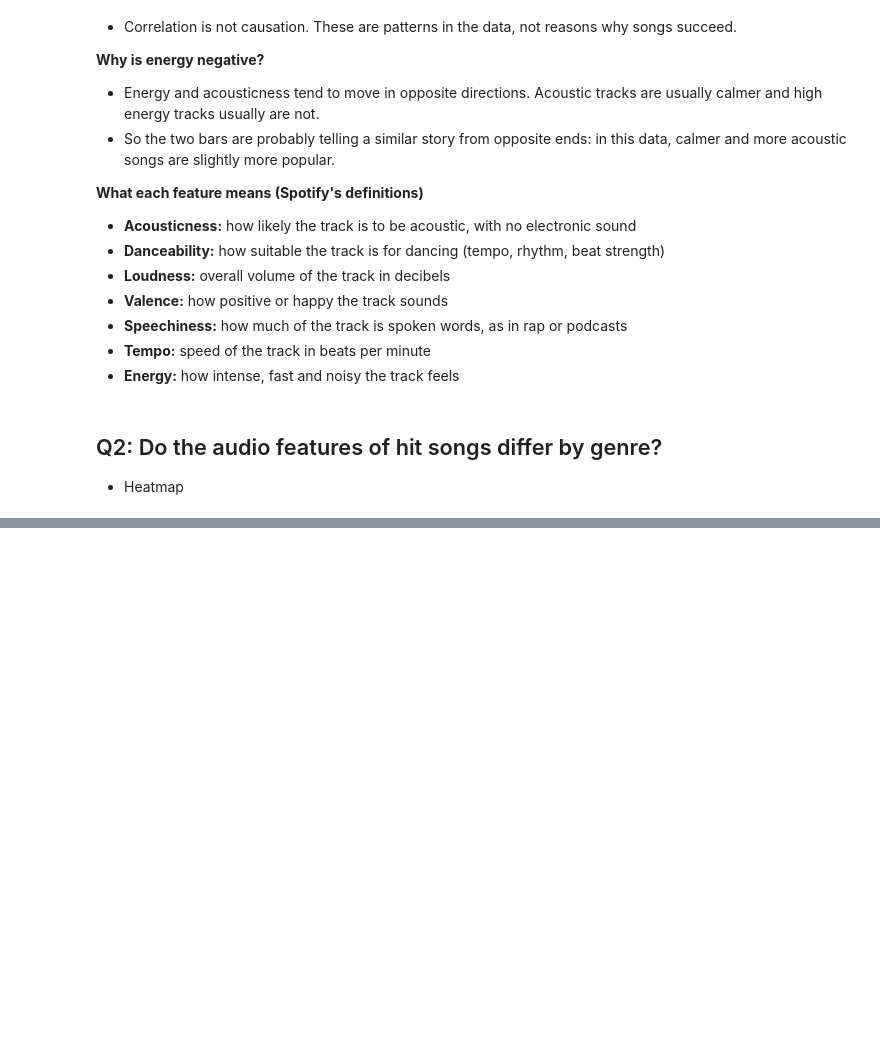
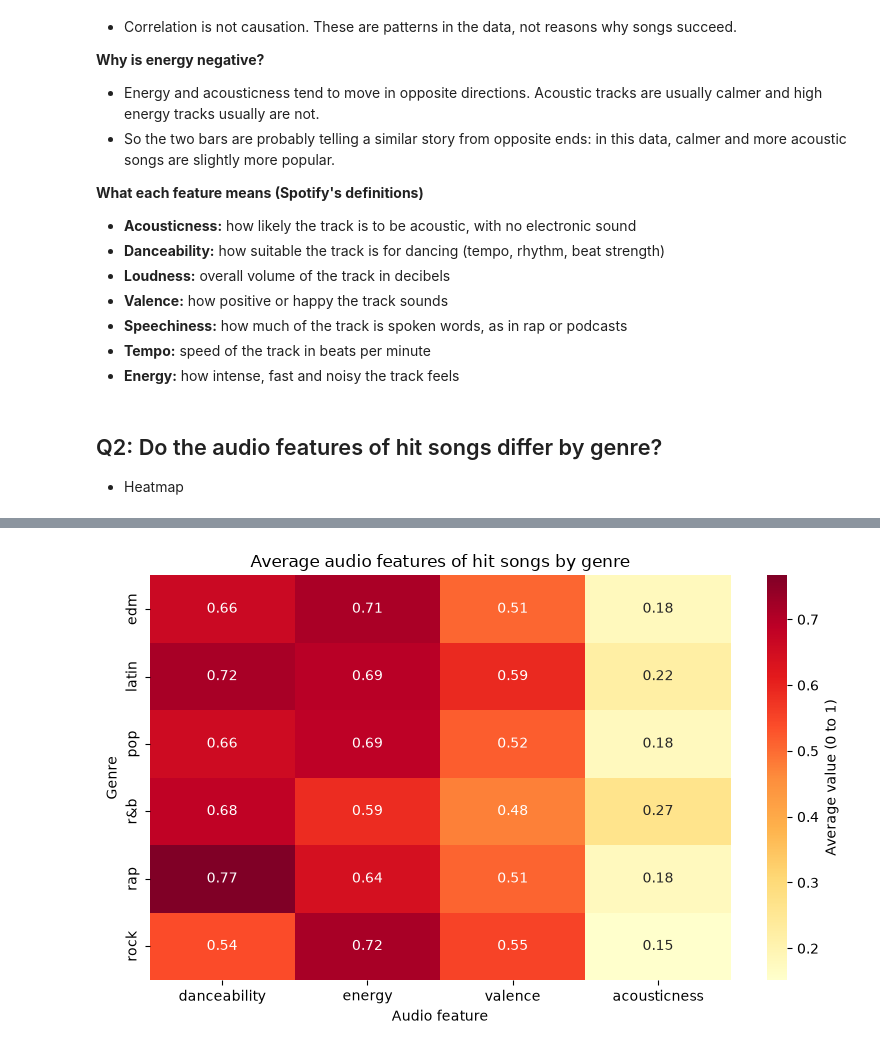
Before and after one commit to dylankiwanuka/Notebook-Analysis-Project, a Jupyter notebook: spotifyDatasetWorkbook.ipynb, the cells around one changed output, grey strips where cells are left out. Drawn from its saved outputs; the diff is of its cells as text; code cells hidden in the pictures; blank space fills up the shorter version.

Commit message:
question2 visualisation + writeup complete

```diff
--- a/spotifyDatasetWorkbook.ipynb
+++ b/spotifyDatasetWorkbook.ipynb
@@ -406,4 +379,15 @@ hits.head(3)
 # %%
-hits = spotify_clean["genres"].explode()
-hits.head()
+#defining what a hit actuall is:
+cutoff = spotify_clean["track_popularity"].quantile(0.9)
+#creating a dataframe of hits
+hits = spotify_clean[spotify_clean["track_popularity"] >= cutoff]
+
+#explode the list of genres
+hits_exploded = hits.explode("genres")
+print(len(hits), "->", len(hits_exploded))   # should now go up
+
+chosen = ["danceability", "energy", "valence", "acousticness"]
+# Group the hit songs by genre, then average the chosen audio features within each genre.
+genre_means = hits_exploded.groupby("genres")[chosen].mean()
+genre_means
 # %% [output]
@@ -415,0 +403,23 @@ Name: genres, dtype: str
+# %%
+# Set the chart size (width, height in inches)
+plt.figure(figsize=(8, 5))
+
+# Draw the heatmap: rows are genres, columns are features, colour shows the average
+sns.heatmap(
+    genre_means,
+    annot=True,                 # print the number inside each square
+    fmt=".2f",                  # show numbers to 2 decimal places
+    cmap="YlOrRd",              # colour scale: pale yellow = low, dark red = high
+    cbar_kws={"label": "Average value (0 to 1)"}   # label for the colour bar on the side
+)
+
+# Title and axis labels
+plt.title("Average audio features of hit songs by genre")
+plt.xlabel("Audio feature")
+plt.ylabel("Genre")
+
+# Stop labels being cut off, then display the chart
+plt.tight_layout()
+plt.show()
+# %% [output]
+[figure, added]
```
Also changed, not shown: parts of 8 cells of this notebook.
